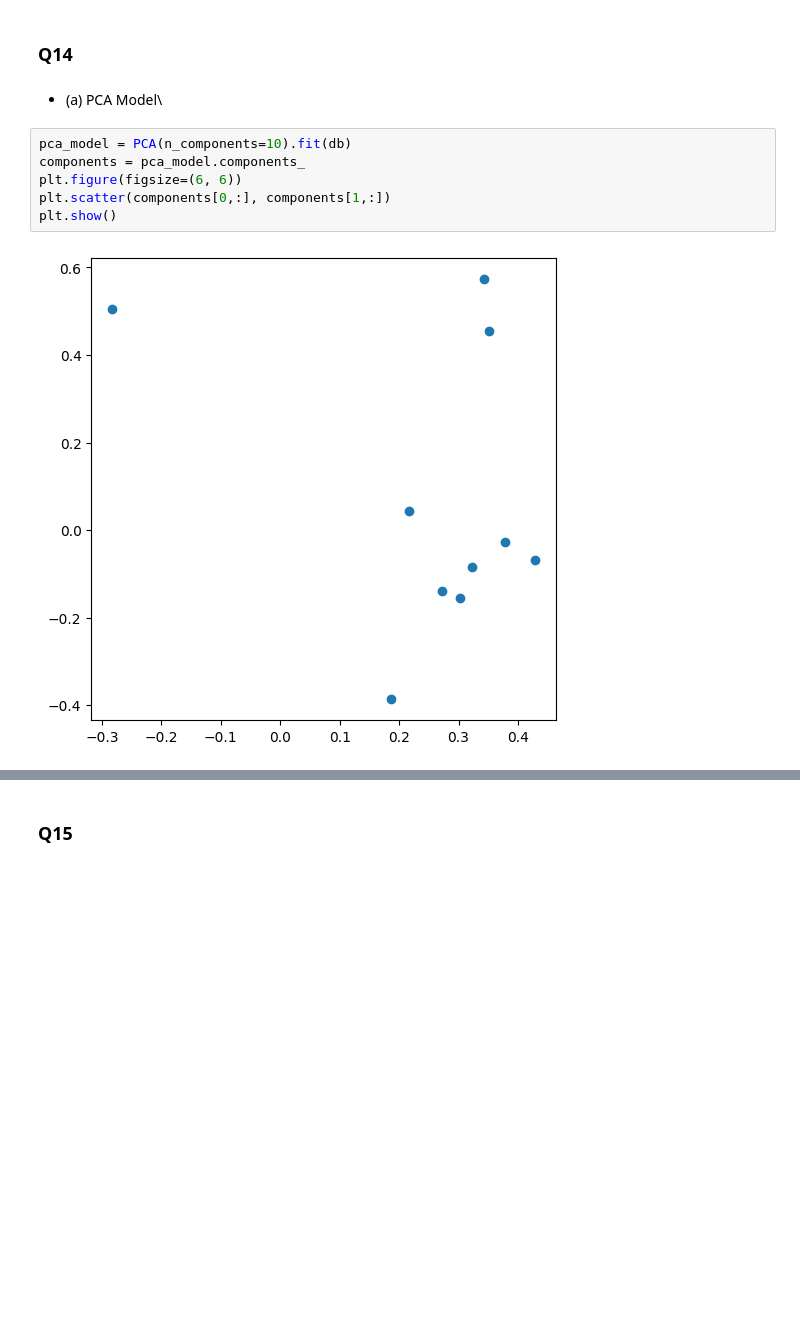
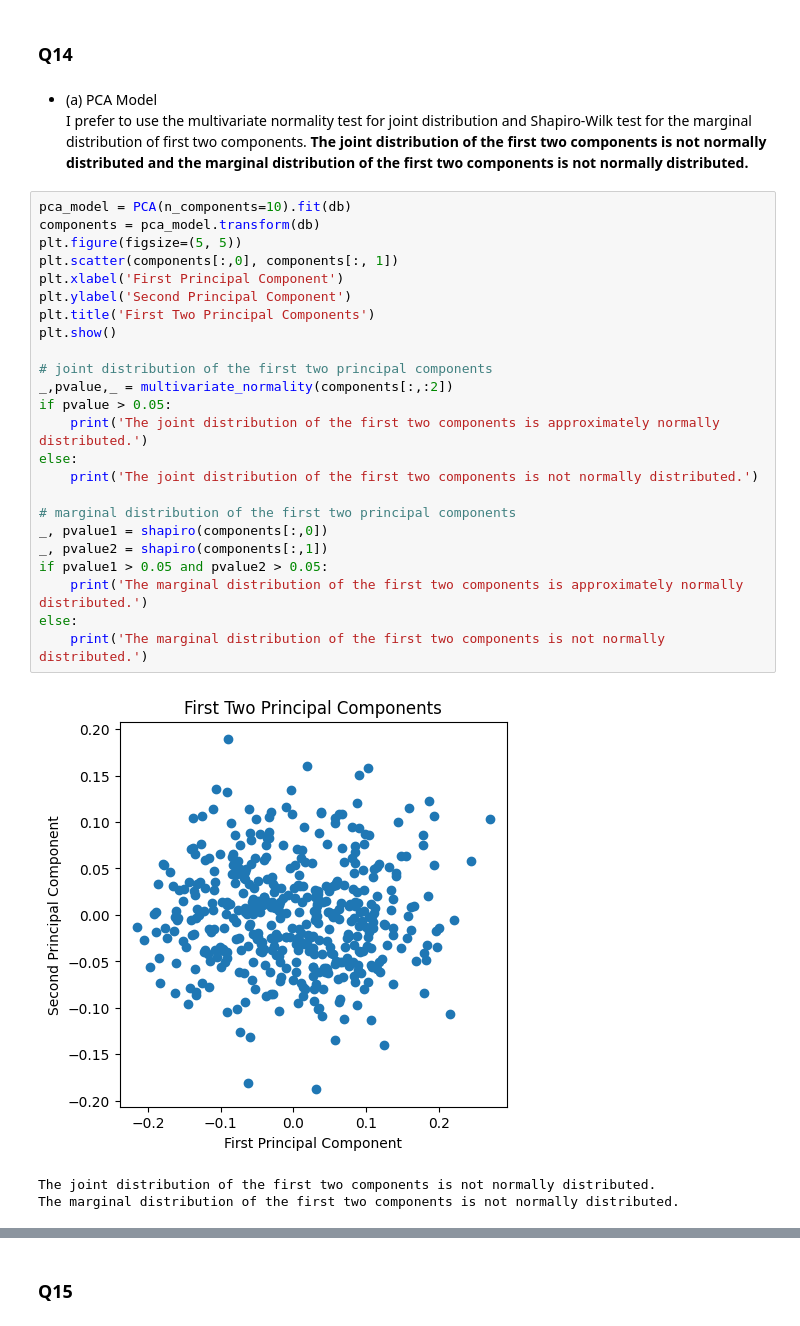
Before and after one commit to mikami520/MBP1201H-Biostats, a Jupyter notebook: Final Exam/FINAL_TEMPLATE.ipynb, the cells around one changed output, grey strips where cells are left out. Saved outputs shown, nothing was run; the diff lists cells and outputs as text; blank space fills up the shorter version.

```diff
--- a/Final Exam/FINAL_TEMPLATE.ipynb
+++ b/Final Exam/FINAL_TEMPLATE.ipynb
@@ -272,13 +274,34 @@ plt.show()
 [figure]
 # %% [markdown]
 ### Q14
-# %% [markdown]
-- (a) PCA Model\
-# %%
-pca_model = PCA(n_components=10).fit(db)
-components = pca_model.components_
-plt.figure(figsize=(6, 6))
-plt.scatter(components[0,:], components[1,:])
-plt.show()
-# %% [output]
-[figure, removed]
+# %% [markdown]
+- (a) PCA Model\
+I prefer to use the multivariate normality test for joint distribution and Shapiro-Wilk test for the marginal distribution of first two components. **The joint distribution of the first two components is not normally distributed and the marginal distribution of the first two components is not normally distributed.**
+# %%
+pca_model = PCA(n_components=10).fit(db)
+components = pca_model.transform(db)
+plt.figure(figsize=(5, 5))
+plt.scatter(components[:,0], components[:, 1])
+plt.xlabel('First Principal Component')
+plt.ylabel('Second Principal Component')
+plt.title('First Two Principal Components')
+plt.show()
+
+# joint distribution of the first two principal components
+_,pvalue,_ = multivariate_normality(components[:,:2])
+if pvalue > 0.05:
+    print('The joint distribution of the first two components is approximately normally distributed.')
+else:
+    print('The joint distribution of the first two components is not normally distributed.')
+
+# marginal distribution of the first two principal components
+_, pvalue1 = shapiro(components[:,0])
+_, pvalue2 = shapiro(components[:,1])
+if pvalue1 > 0.05 and pvalue2 > 0.05:
+    print('The marginal distribution of the first two components is approximately normally distributed.')
+else:
+    print('The marginal distribution of the first two components is not normally distributed.')
+# %% [output]
+[figure, added]
+The joint distribution of the first two components is not normally distributed.
+The marginal distribution of the first two components is not normally distributed.
```
Also changed, not shown: parts of 14 cells of this notebook.
